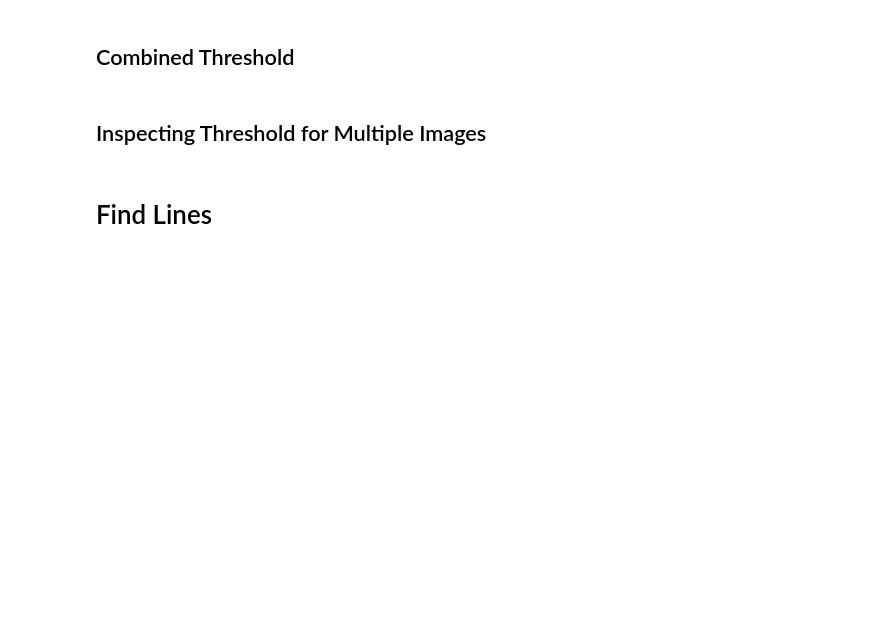
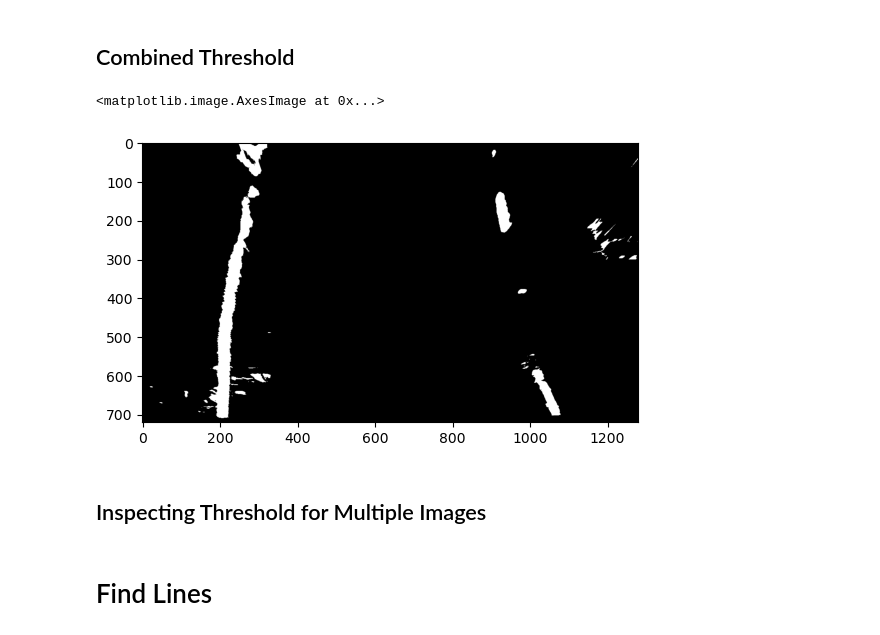
Before and after one commit to xFiveRivers/lane-detection-advanced, a Jupyter notebook: debugging.ipynb, the cells around one changed output. Cells and saved outputs as stored; diff of their text form; code cells hidden in the pictures; blank space fills up the shorter version.

```diff
--- a/debugging.ipynb
+++ b/debugging.ipynb
@@ -103,8 +129,11 @@ plt.imshow(value, cmap='gray')
 # %% [markdown]
 ## Combined Threshold
 # %%
-thresh_img = yellow | white | value
+thresh_img = yellow | white | relative
 plt.imshow(thresh_img, cmap='gray')
+# %% [output]
+<matplotlib.image.AxesImage at 0x...>
+[figure, added]
 # %% [markdown]
 ## Inspecting Threshold for Multiple Images
 # %%
```
Also changed, not shown: parts of 8 cells of this notebook, 2 other files.
